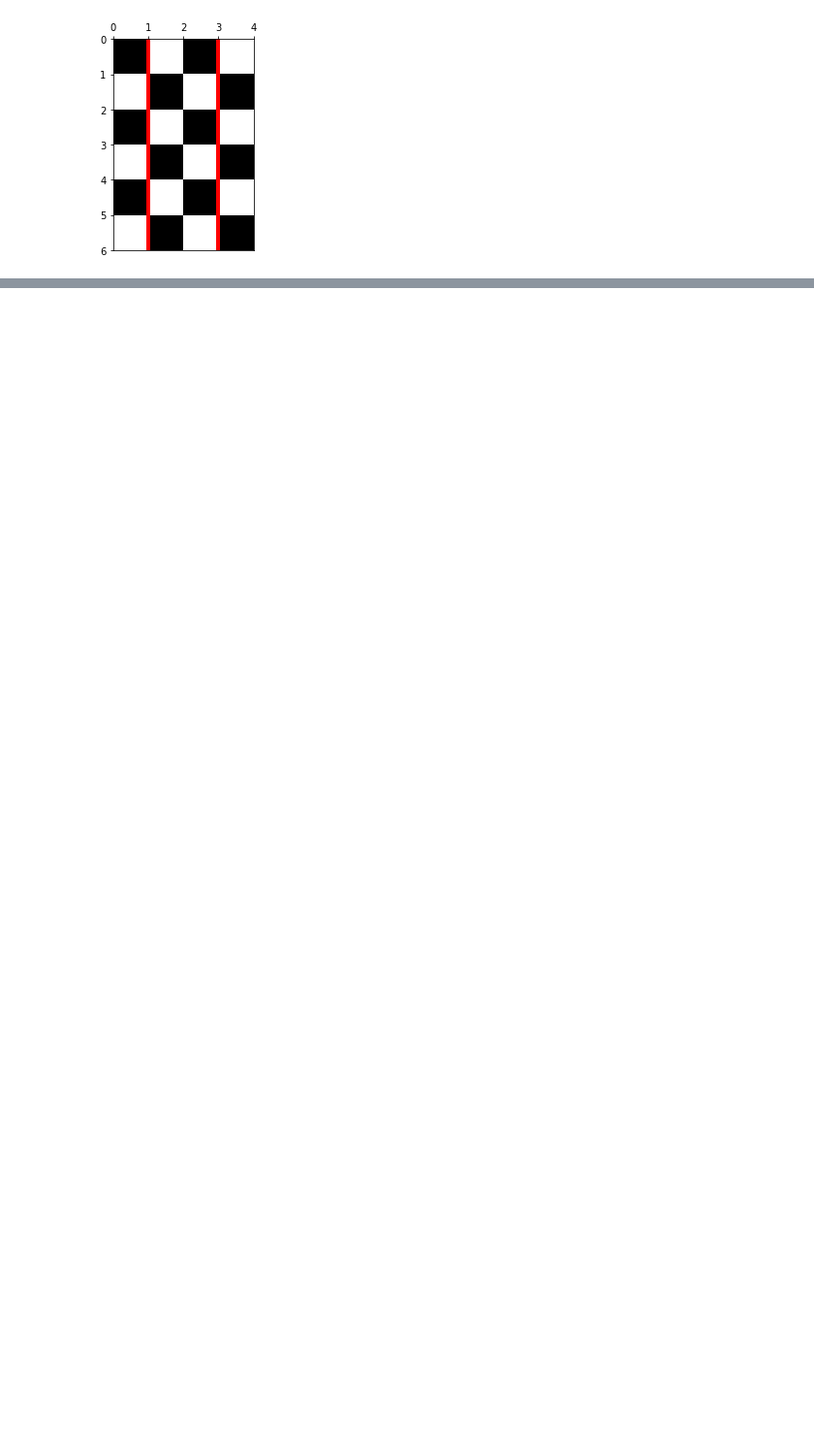
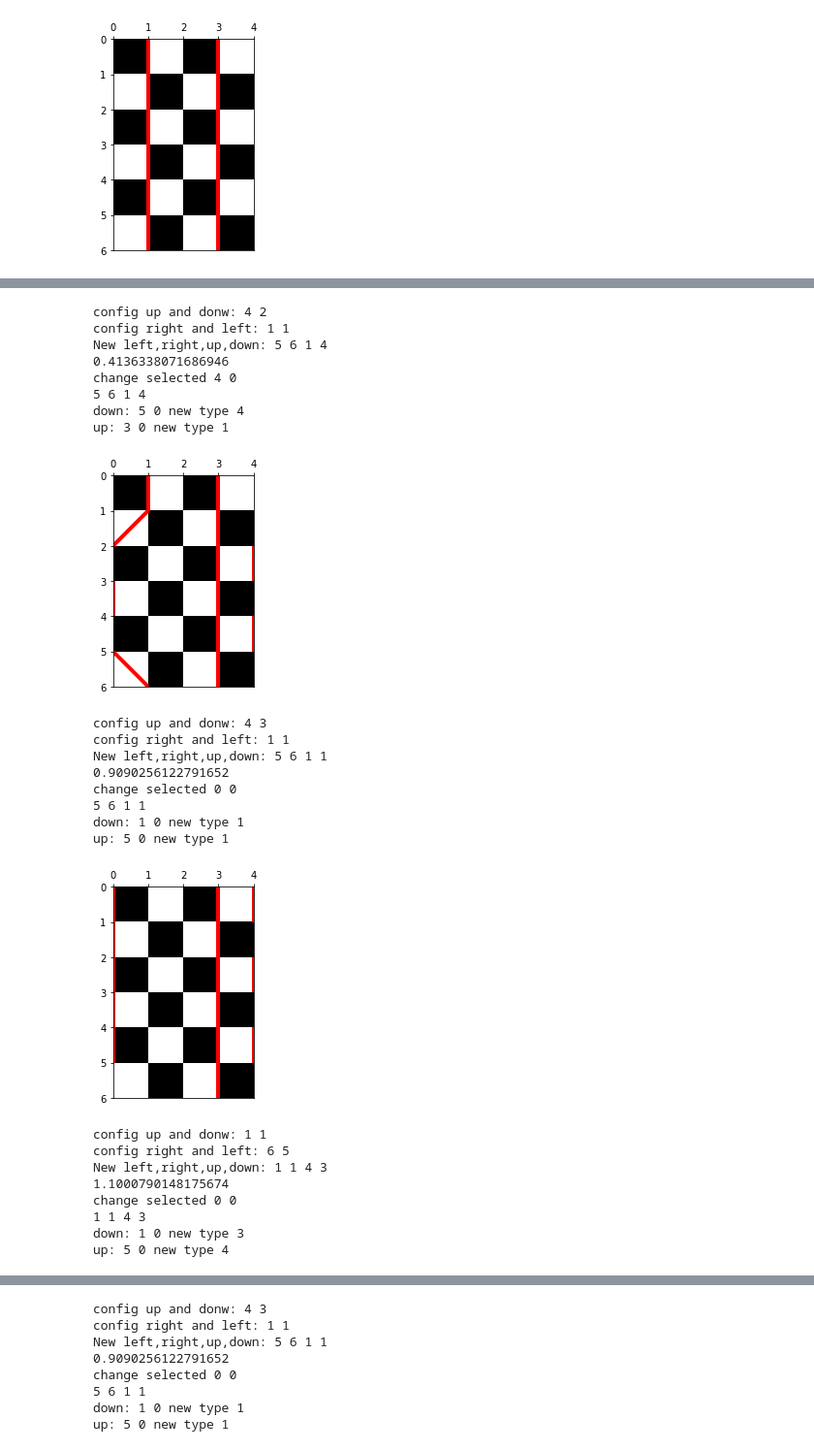
Before and after one commit to SimoneAusilio/qmc-algorithm-spin-system, a Jupyter notebook: Project_Notebook.ipynb, the cells around one changed output, grey strips where cells are left out. Shown at 97% size. Saved outputs shown, nothing was run; the diff lists cells and outputs as text; code cells hidden in the pictures; blank space fills up the shorter version.

```diff
--- a/Project_Notebook.ipynb
+++ b/Project_Notebook.ipynb
@@ -33,0 +151,30 @@ up: 1 0 new type 3
+# %%
+for i in range(10):
+    if essai_chessboard.local_update(): essai_chessboard._config_to_image()
+# %% [output]
+config up and donw: 4 2
+config right and left: 1 1
+New left,right,up,down: 5 6 1 4
+0.4136338071686946
+change selected 4 0
+5 6 1 4
+down: 5 0 new type 4
+up: 3 0 new type 1
+[figure, added]
+config up and donw: 4 3
+config right and left: 1 1
+New left,right,up,down: 5 6 1 1
+0.9090256122791652
+change selected 0 0
+5 6 1 1
+down: 1 0 new type 1
+up: 5 0 new type 1
+[figure, added]
+config up and donw: 1 1
+config right and left: 6 5
+New left,right,up,down: 1 1 4 3
+1.1000790148175674
+change selected 0 0
+1 1 4 3
+down: 1 0 new type 3
+up: 5 0 new type 4
@@ -33,0 +182,8 @@ up: 1 0 new type 3
+config up and donw: 4 3
+config right and left: 1 1
+New left,right,up,down: 5 6 1 1
+0.9090256122791652
+change selected 0 0
+5 6 1 1
+down: 1 0 new type 1
+up: 5 0 new type 1
```
Also changed, not shown: parts of 3 cells of this notebook, 1 other file.
